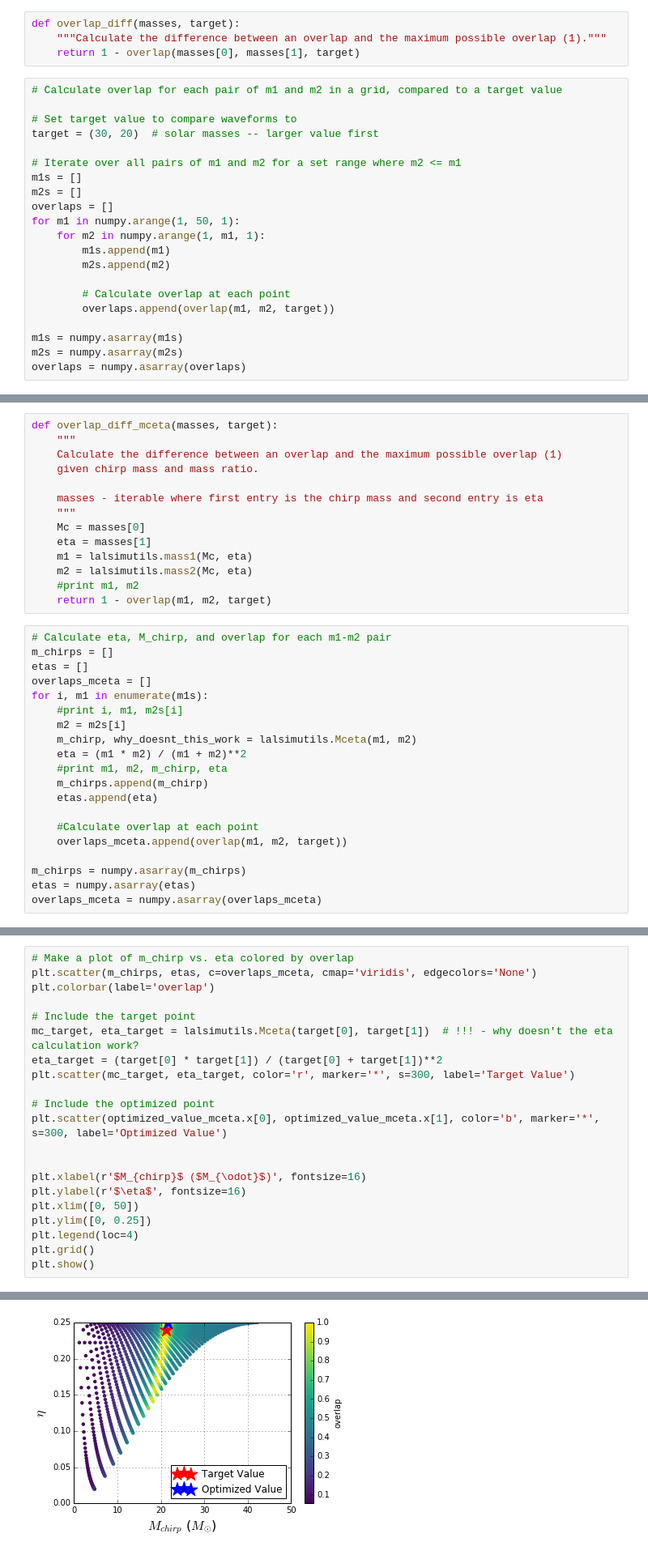
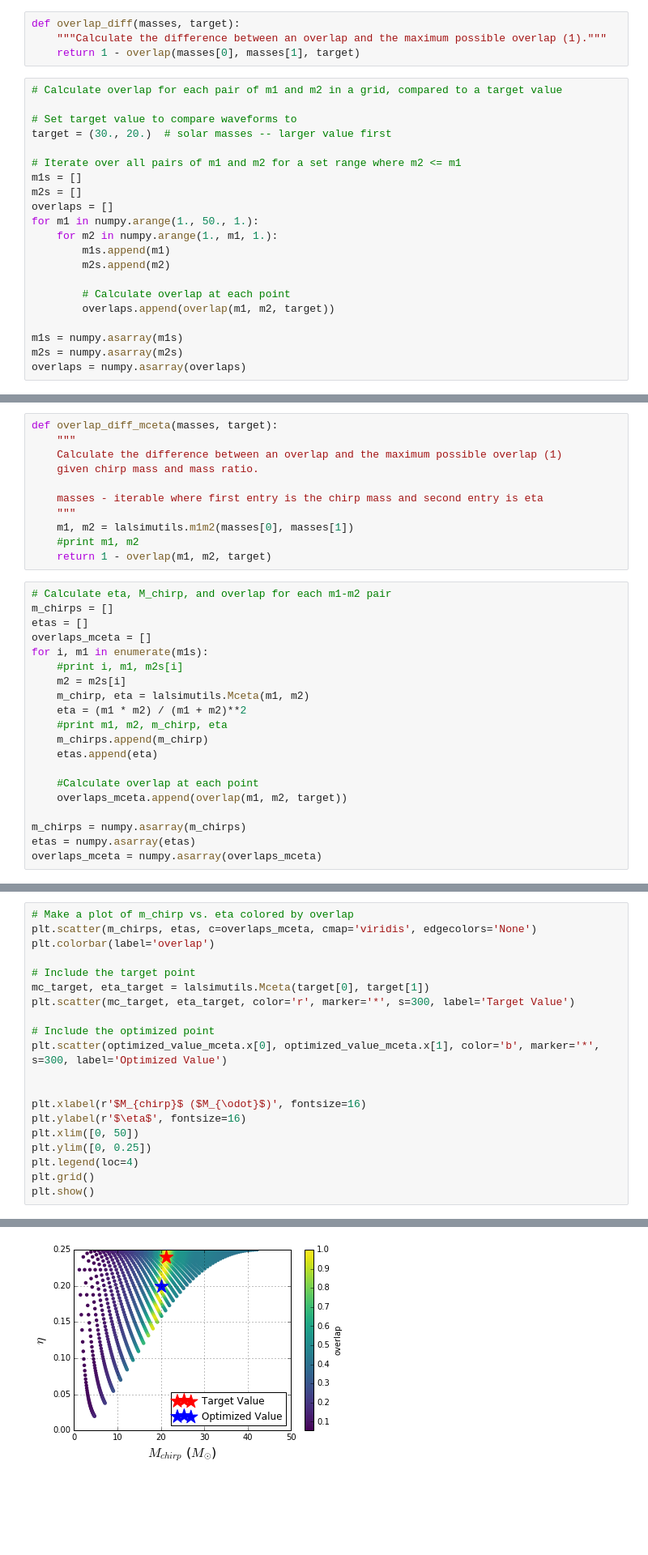
Before and after one commit to CIERA-Northwestern/precession_measurability, a Jupyter notebook: waveform_overlaps.ipynb, the cells around one changed output, grey strips where cells are left out. Shown: that part at 81% size. Drawn from its saved outputs; the diff is of its cells as text; blank space fills up the shorter version.

```diff
--- a/waveform_overlaps.ipynb
+++ b/waveform_overlaps.ipynb
@@ -184,14 +184,14 @@ def overlap_diff(masses, target):
 # Calculate overlap for each pair of m1 and m2 in a grid, compared to a target value
 
 # Set target value to compare waveforms to
-target = (30, 20)  # solar masses -- larger value first
+target = (30., 20.)  # solar masses -- larger value first
 
 # Iterate over all pairs of m1 and m2 for a set range where m2 <= m1
 m1s = []
 m2s = []
 overlaps = []
-for m1 in numpy.arange(1, 50, 1):
-    for m2 in numpy.arange(1, m1, 1):
+for m1 in numpy.arange(1., 50., 1.):
+    for m2 in numpy.arange(1., m1, 1.):
         m1s.append(m1)
         m2s.append(m2)
 
@@ -239,10 +241,7 @@ def overlap_diff_mceta(masses, target):
 
     masses - iterable where first entry is the chirp mass and second entry is eta
     """
-    Mc = masses[0]
-    eta = masses[1]
-    m1 = lalsimutils.mass1(Mc, eta)
-    m2 = lalsimutils.mass2(Mc, eta)
+    m1, m2 = lalsimutils.m1m2(masses[0], masses[1])
     #print m1, m2
     return 1 - overlap(m1, m2, target)
 # %%
@@ -253,7 +252,7 @@ overlaps_mceta = []
 for i, m1 in enumerate(m1s):
     #print i, m1, m2s[i]
     m2 = m2s[i]
-    m_chirp, why_doesnt_this_work = lalsimutils.Mceta(m1, m2)
+    m_chirp, eta = lalsimutils.Mceta(m1, m2)
     eta = (m1 * m2) / (m1 + m2)**2
     #print m1, m2, m_chirp, eta
     m_chirps.append(m_chirp)
@@ -287,8 +286,7 @@ plt.scatter(m_chirps, etas, c=overlaps_mceta, cmap='viridis', edgecolors='None')
 plt.colorbar(label='overlap')
 
 # Include the target point
-mc_target, eta_target = lalsimutils.Mceta(target[0], target[1])  # !!! - why doesn't the eta calculation work?
-eta_target = (target[0] * target[1]) / (target[0] + target[1])**2
+mc_target, eta_target = lalsimutils.Mceta(target[0], target[1])
 plt.scatter(mc_target, eta_target, color='r', marker='*', s=300, label='Target Value')
 
 # Include the optimized point
@@ -306 +306 @@ plt.show()
-[figure, old version]
+[figure, new version]
```
Also changed, not shown: parts of 14 cells of this notebook.
